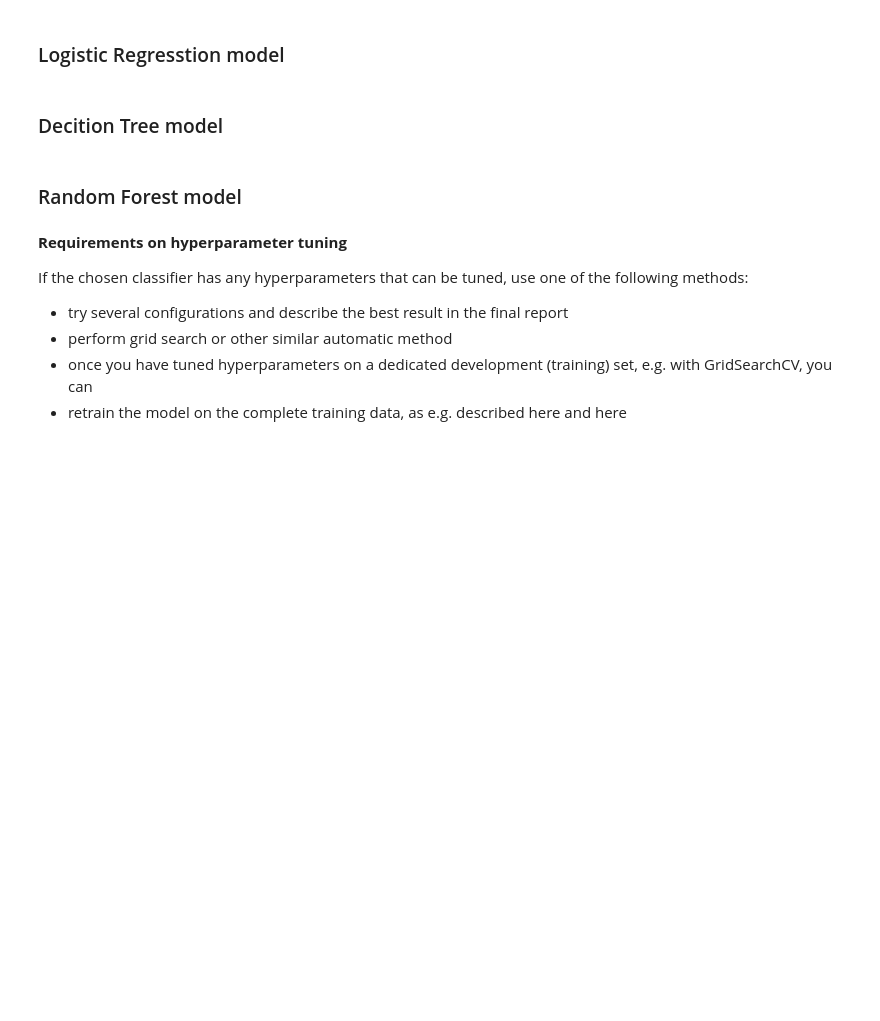
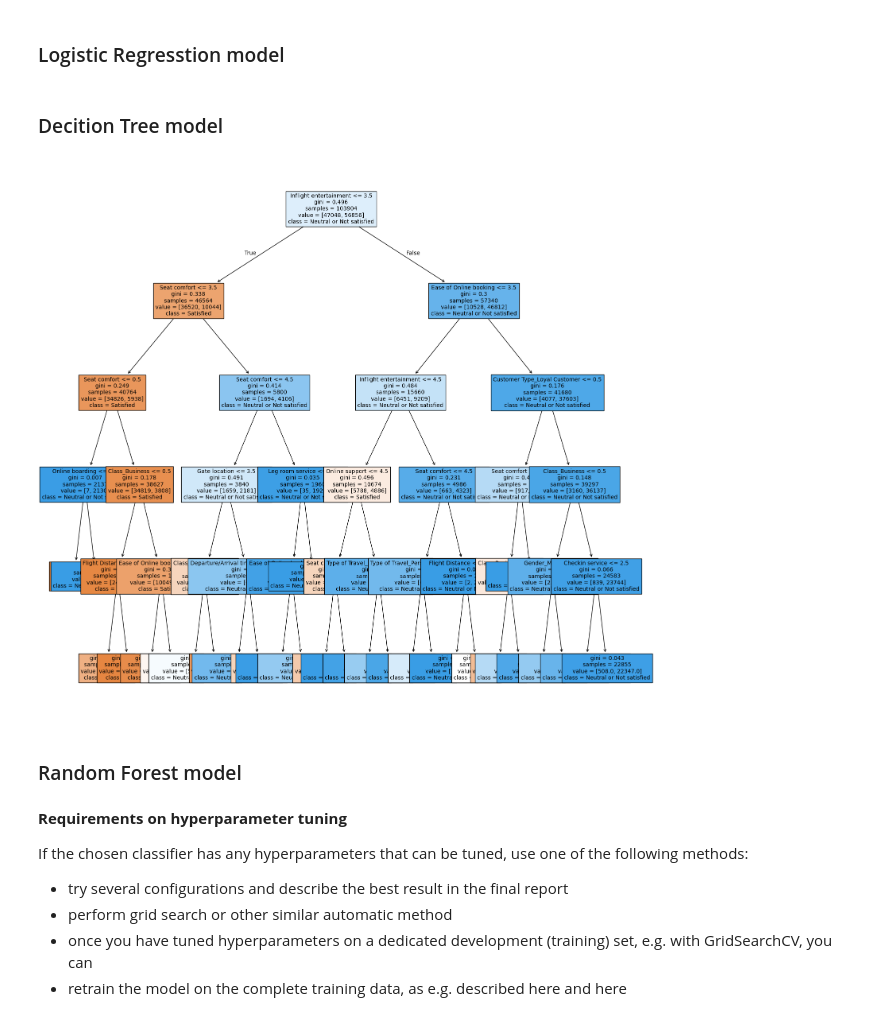
Before and after one commit to aselkabopp/airline_passenger_satisfaction, a Jupyter notebook: airline_passenger_satisfaction.ipynb, the cells around one changed output. Saved outputs shown, nothing was run; the diff lists cells and outputs as text; code cells hidden in the pictures; blank space fills up the shorter version.

Commit message:
Add files via upload
I started with decision tree classification

```diff
--- a/airline_passenger_satisfaction.ipynb
+++ b/airline_passenger_satisfaction.ipynb
@@ -226,0 +217,3 @@ __Requirements on preprocessing:__
+# %%
+X_train = pd.get_dummies(X_train, columns=['Gender', 'Customer Type', 'Type of Travel', 'Class'])
+X_train
@@ -248 +255,4 @@ Arrival Delay in Minutes             0
 dtype: int64
+# %%
+X_train["Is_Male"] = (X_train["Gender"] == "Male").astype(int)
+X_train["Is_Male"]
@@ -330,3 +361,14 @@ dt_model = DecisionTreeClassifier()
+# %%
+dt_model = DecisionTreeClassifier(max_depth = 5)
+
+dt_model.fit(X_train, y_train)
+plt.figure(figsize=(18,18))
+plot_tree(dt_model,feature_names = list(X_train.columns),
+               class_names=["Satisfied","Neutral or Not satisfied"],
+               filled = True,fontsize=10)
+plt.savefig('tree.png')
+# %% [output]
+[figure, added]
 # %% [markdown]
 ### Random Forest model
 # %%
```
Also changed, not shown: parts of 16 cells of this notebook.
